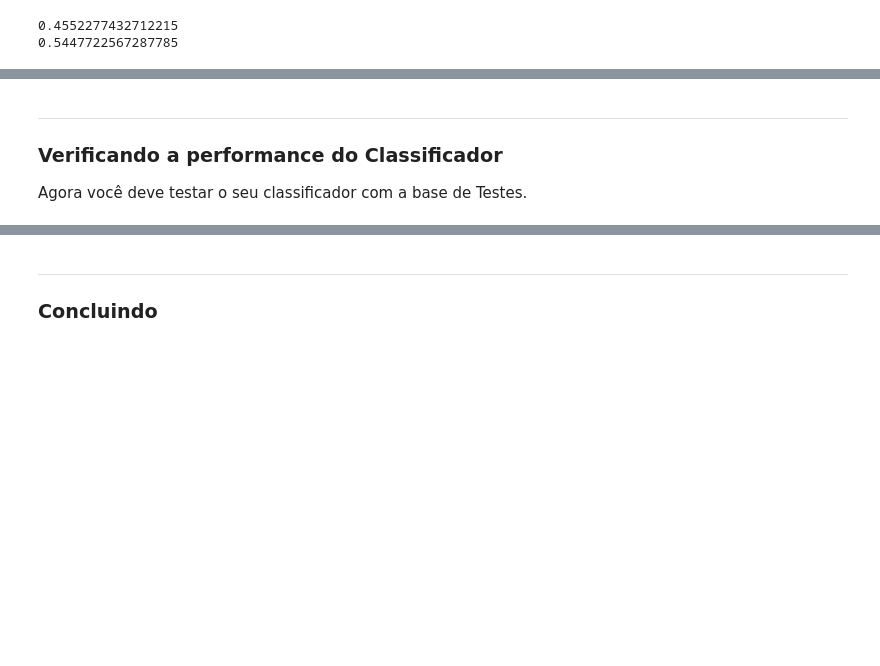
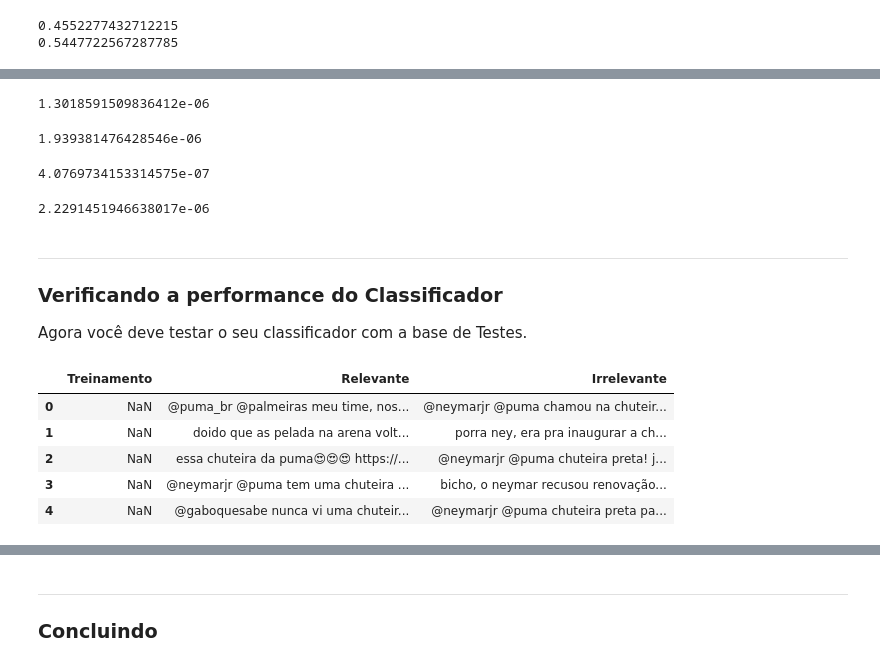
Before and after one commit to rodme02/Projeto1_CD, a Jupyter notebook: Projeto1_Classificador_layout.ipynb, the cells around one changed output, grey strips where cells are left out. Cells and saved outputs as stored; diff of their text form; code cells hidden in the pictures; blank space fills up the shorter version.

```diff
--- a/Projeto1_Classificador_layout.ipynb
+++ b/Projeto1_Classificador_layout.ipynb
@@ -295,8 +309,37 @@ P_quero_comprar_chuteira_ir
+# %%
+P_adidas_melhor_r = adidas_r * melhor_r * total_relevantes
+P_adidas_melhor_r
+# %% [output]
+1.3018591509836412e-06
+# %%
+P_adidas_melhor_ir = adidas_ir * melhor_ir * total_irrelevantes
+P_adidas_melhor_ir
+# %% [output]
+1.939381476428546e-06
+# %%
+P_neymar_puma_estranho_r = neymar_r * puma_r * estranho_r * total_relevantes
+P_neymar_puma_estranho_r
+# %% [output]
+4.0769734153314575e-07
+# %%
+P_neymar_puma_estranho_ir = neymar_ir * puma_ir * estranho_ir * total_irrelevantes
+P_neymar_puma_estranho_ir
+# %% [output]
+2.2291451946638017e-06
 # %% [markdown]
 ___
 ### Verificando a performance do Classificador
 
 Agora você deve testar o seu classificador com a base de Testes.
+# %%
+test.head()
+# %% [output]
+|  | Treinamento | Relevante | Irrelevante |
+| 0 | NaN | @puma_br @palmeiras meu time, nos... | @neymarjr @puma chamou na chuteir... |
+| 1 | NaN | doido que as pelada na arena volt... | porra ney, era pra inaugurar a ch... |
+| 2 | NaN | essa chuteira da puma😍😍😍 https://... | @neymarjr @puma chuteira preta! j... |
+| 3 | NaN | @neymarjr @puma tem uma chuteira ... | bicho, o neymar recusou renovação... |
+| 4 | NaN | @gaboquesabe nunca vi uma chuteir... | @neymarjr @puma chuteira preta pa... |
 # %%
 frase_test = []
 r = 1
```
Also changed, not shown: parts of 16 cells of this notebook.
